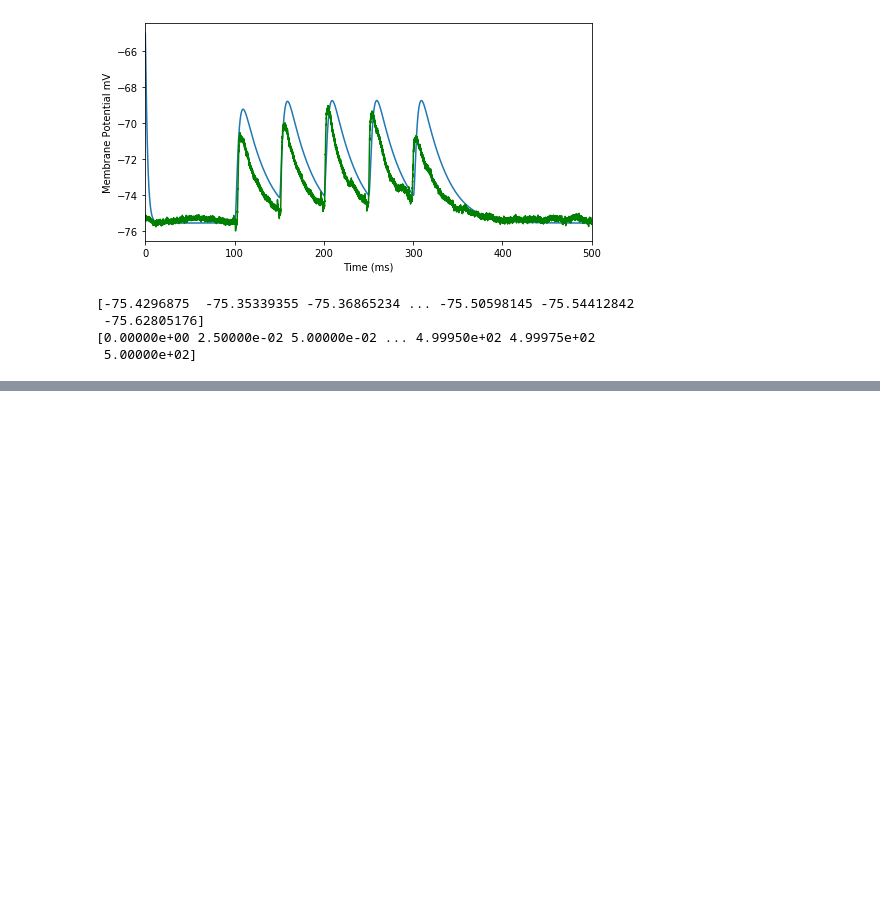
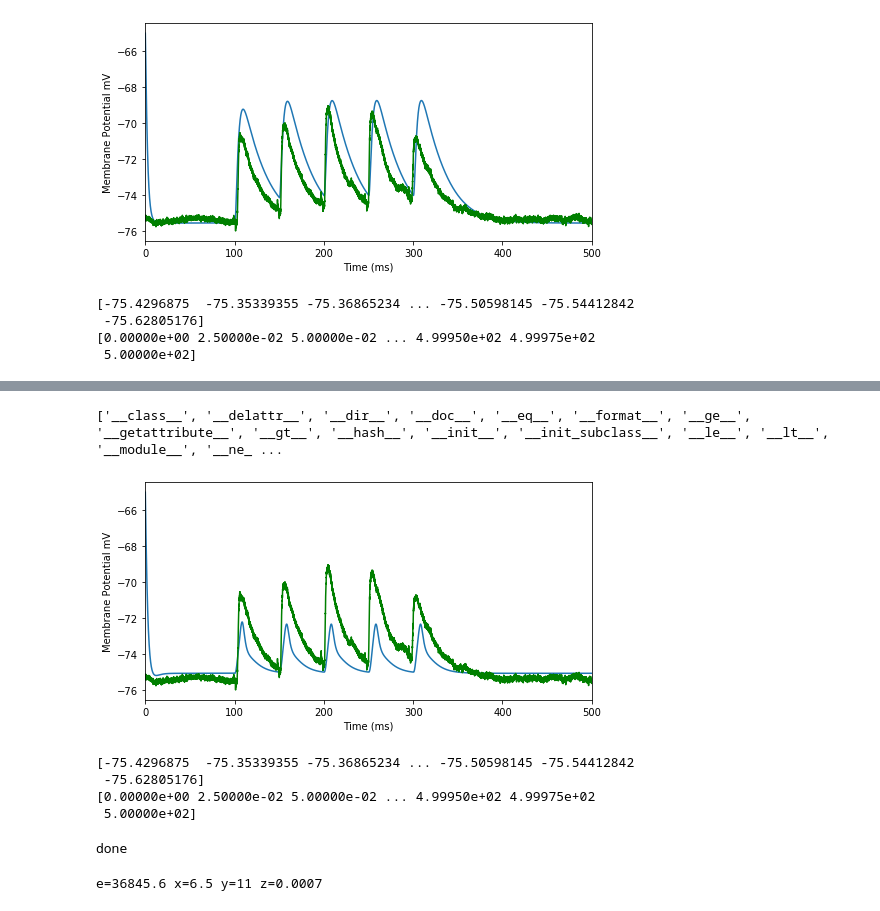
Before and after one commit to Kenzakadri/SU001_Presubiculum_Cell_Model, a Jupyter notebook: Exp2synapse.ipynb, the cells around one changed output, grey strips where cells are left out. Cells and saved outputs as stored; diff of their text form; code cells hidden in the pictures; blank space fills up the shorter version.

```diff
--- a/Exp2synapse.ipynb
+++ b/Exp2synapse.ipynb
@@ -641,0 +724,80 @@ print(x)
+# %%
+h.load_file('stdrun.hoc')
+print(dir(soma1(0.5).hh))
+s1 = h.NetStim()
+soma1(0.5).hh.el=-82.5 #pour la dendrite = voir en divisant par 10
+asyn1 = h.Exp2Syn(dendrite1(0.5))
+
+asyn1.tau1 = 4.06394
+asyn1.tau2 = 11
+asyn1.e = 0
+asyn1.i = 0
+s1.interval =50
+s1.number= 5
+s1.noise=0
+s1.start=0
+
+
+stim1 = h.NetCon(s1,asyn1)
+stim1.delay=100
+
+stim1.weight[0] = 0.0007
+
+#x = x*1000
+
+h.finitialize(-70 * mV)
+
+v_vec1 = h.Vector()             # Membrane potential vector
+t_vec1 = h.Vector()
+k_vec1 = h.Vector()
+na_vec1 = h.Vector()
+v_vec1.record(soma1(0.5)._ref_v)
+#k_vec.record(soma(0.5)._ref_h_hh)
+#na_vec.record(soma(0.5._ref_n_hh))
+
+t_vec1.record(h._ref_t)
+
+h.tstop = 500
+h.run()
+plt.figure(figsize=(8,4)) # Default figsize is (8,6)
+plt.plot(t_vec1, v_vec1)
+
+plt.xlabel('Time (ms)')
+plt.xlim(0,500)
+plt.ylabel('Membrane Potential mV')
+plt.plot(x0,x1,color='g')
+plt.savefig('fit_praxis')
+plt.show()
+print(y)
+print(x)
+# %% [output]
+['__class__', '__delattr__', '__dir__', '__doc__', '__eq__', '__format__', '__ge__', '__getattribute__', '__gt__', '__hash__', '__init__', '__init_subclass__', '__le__', '__lt__', '__module__', '__ne_ ...
+[figure, added]
+[-75.4296875  -75.35339355 -75.36865234 ... -75.50598145 -75.54412842
+ -75.62805176]
+[0.00000e+00 2.50000e-02 5.00000e-02 ... 4.99950e+02 4.99975e+02
+ 5.00000e+02]
+# %%
+
+vaa1=h.Vector([5,10,0.0007])
+
+def efun1(vaa1):
+    asyn1.tau1 = vaa1[0]
+    asyn1.tau2 = vaa1[1]
+    stim1.weight[0] = vaa1[2]
+    v_vec1 = h.Vector()
+    t_vec1 = h.Vector()
+    v_vec1.record(soma1(0.5)._ref_v)
+    t_vec1.record(h._ref_t)
+    #vaa=h.Vector([asyn.tau1,asyn.tau2,stim.weight[0]])
+    h.tstop = 500
+    h.run()
+    eps = np.sum((v_vec1-y)**2)
+    return eps #vaa[0]+vaa[1]+vaa[2]-5 ) ** 2 +5*( vaa[0]-vaa[1]-vaa[2]-15) ** 2
+h.attr_praxis(1e-5, 0.5, 0)
+print('done')
+e = h.fit_praxis(efun1, vaa1)
+print("e=%g x=%g y=%g z=%g \n"%(e,vaa1[0],vaa1[1],vaa1[2]))
+# %% [output]
+done
+e=36845.6 x=6.5 y=11 z=0.0007
```
Also changed, not shown: parts of 5 cells of this notebook.
